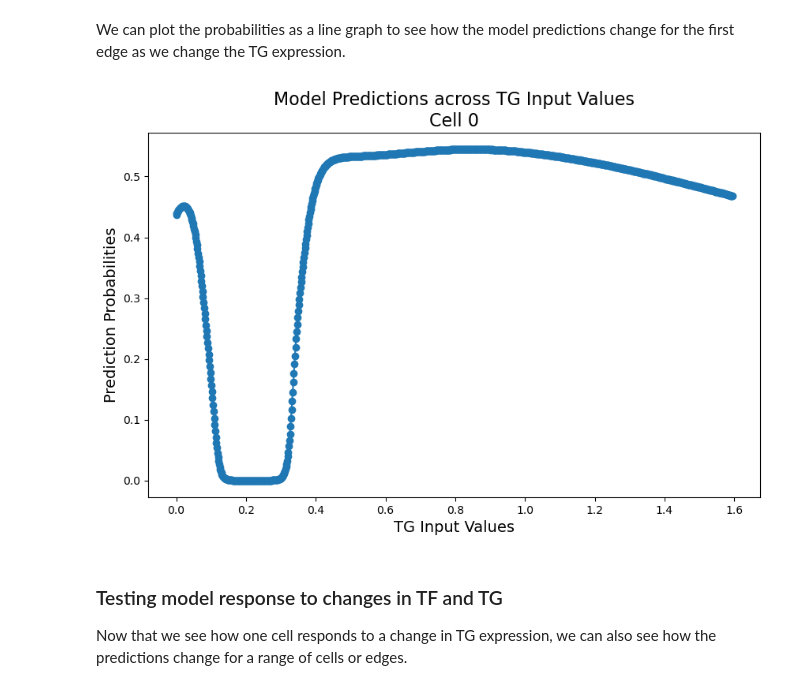
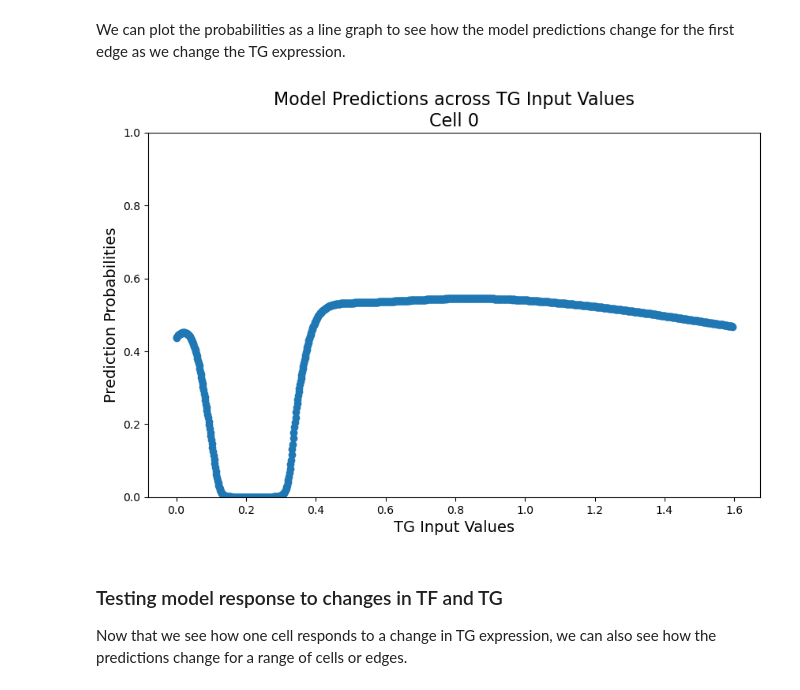
Before and after one commit to emoeller80281/Custom_GRN_Inference, a Jupyter notebook: TETHER/scripts/explore_model_features.ipynb, the cells around one changed output. Drawn from its saved outputs; the diff is of its cells as text; code cells hidden in the pictures.

```diff
--- a/TETHER/scripts/explore_model_features.ipynb
+++ b/TETHER/scripts/explore_model_features.ipynb
@@ -1624,20 +1655,21 @@ We can plot the probabilities as a line graph to see how the model predictions c
 # %%
 fig, ax = plt.subplots(figsize=(10, 6))
 
 ax.plot(
     tg_input_values,
     prediction_probs.detach().cpu().numpy(),
     marker='o',
     linestyle='-'
     )
 
 ax.set_xlabel('TG Input Values', fontsize=14)
 ax.set_ylabel('Prediction Probabilities', fontsize=14)
 ax.set_title(f'Model Predictions across TG Input Values\nCell {valid_cell_idx}', fontsize=16)
+ax.set_ylim(0, 1)
 
 plt.show()
 # %% [output]
-[figure, old version]
+[figure, new version]
 # %% [markdown]
 ### Testing model response to changes in TF and TG
 
```
Also changed, not shown: parts of 17 cells of this notebook, 5 other files.
